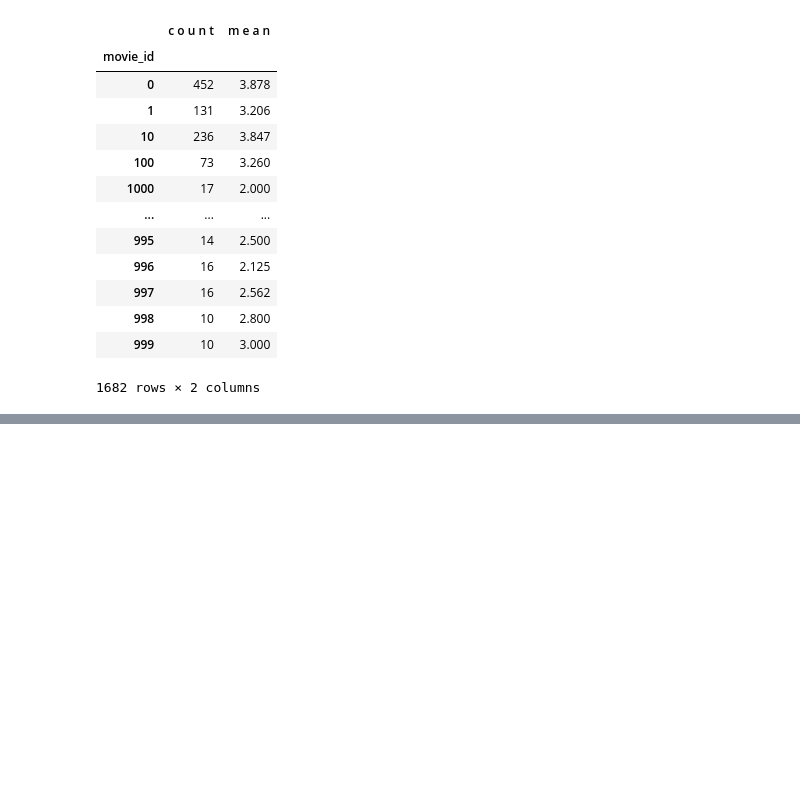
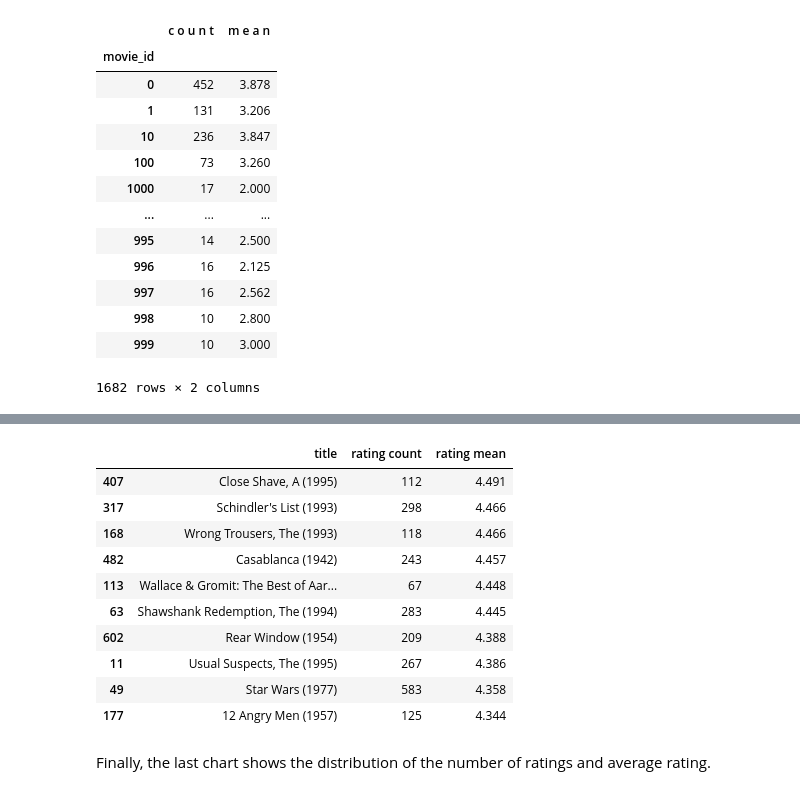
Before and after one commit to fasthill/google-ML-crash-course, a Jupyter notebook: 11 Recommendation Systems with TensorFlow.ipynb, the cells around one changed output, grey strips where cells are left out. Saved outputs shown, nothing was run; the diff lists cells and outputs as text; code cells hidden in the pictures; blank space fills up the shorter version.

```diff
--- a/11 Recommendation Systems with TensorFlow.ipynb
+++ b/11 Recommendation Systems with TensorFlow.ipynb
@@ -412,0 +446,19 @@ ratings.groupby('movie_id')['rating'].aggregate(['count', 'mean']).flatten_cols(
+# %%
+movies_ratings[['title', 'rating count', 'rating mean']]\
+.mask('rating count', lambda x: x>20)\
+.sort_values('rating mean', ascending=False)\
+.head(10)
+# %% [output]
+|  | title | rating count | rating mean |
+| 407 | Close Shave, A (1995) | 112 | 4.491 |
+| 317 | Schindler's List (1993) | 298 | 4.466 |
+| 168 | Wrong Trousers, The (1993) | 118 | 4.466 |
+| 482 | Casablanca (1942) | 243 | 4.457 |
+| 113 | Wallace & Gromit: The Best of Aar... | 67 | 4.448 |
+| 63 | Shawshank Redemption, The (1994) | 283 | 4.445 |
+| 602 | Rear Window (1954) | 209 | 4.388 |
+| 11 | Usual Suspects, The (1995) | 267 | 4.386 |
+| 49 | Star Wars (1977) | 583 | 4.358 |
+| 177 | 12 Angry Men (1957) | 125 | 4.344 |
+# %% [markdown]
+Finally, the last chart shows the distribution of the number of ratings and average rating.
```
Also changed, not shown: parts of 17 cells of this notebook.
